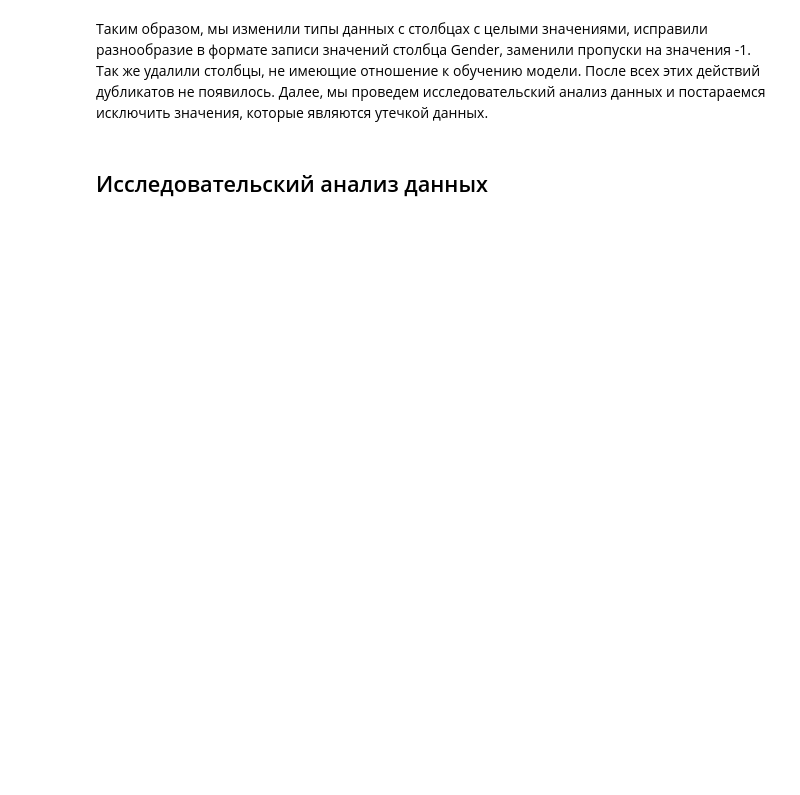
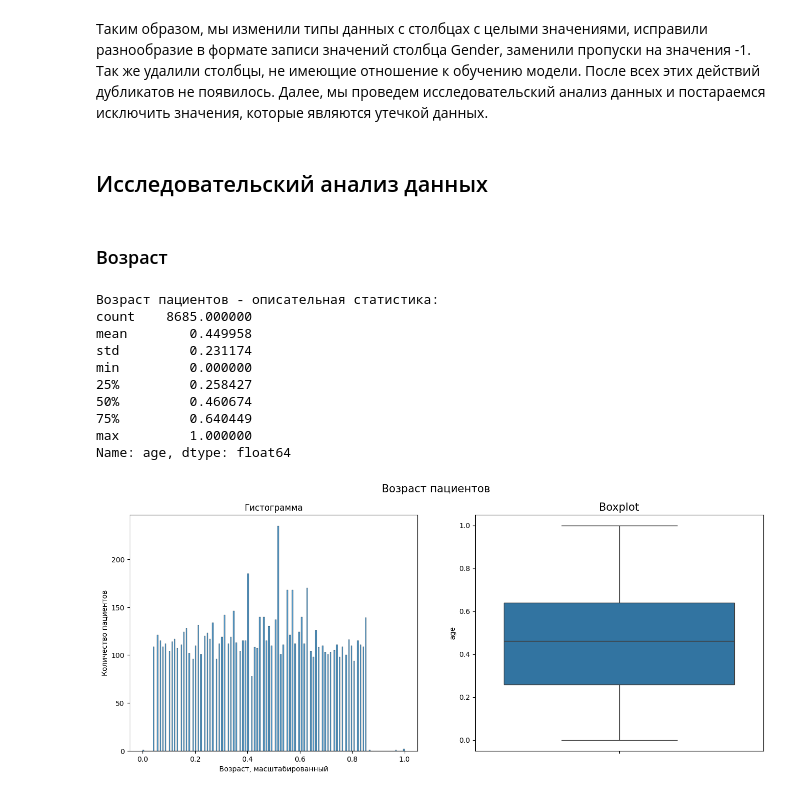
Before and after one commit to olga-tor/Heart_attack, a Jupyter notebook: Project_heart_atttack.ipynb, the cells around one changed output. Drawn from its saved outputs; the diff is of its cells as text; code cells hidden in the pictures; blank space fills up the shorter version.

```diff
--- a/Project_heart_atttack.ipynb
+++ b/Project_heart_atttack.ipynb
@@ -348,7 +377,8 @@ def categ_pieplot(df, col, title):
     plt.title(title);
 
 # Функция для количественных данных, гистограмма
-def col_hist(df, col, title, label, bins=100):
+def col_hist(df, col, title, label, bins=200):
+    print(f"\n{title} - описательная статистика:")
     print(df[col].describe());
 
     fig, ax = plt.subplots(nrows=1, ncols=2, figsize=(16,6))
@@ -356,7 +386,7 @@ def col_hist(df, col, title, label, bins=100):
     sns.histplot(df[col], bins = bins, ax=ax[0]);
     ax[0].set_title('Гистограмма');
     ax[0].set_xlabel(label);
-    ax[0].set_ylabel('Количество сотрудников');
+    ax[0].set_ylabel('Количество пациентов');
 
     sns.boxplot(df[col], ax=ax[1])
     ax[1].set_title('Boxplot', fontsize=15)
@@ -364,17 +394,45 @@ def col_hist(df, col, title, label, bins=100):
     plt.show()
 
 # Функция для количественных данных, дискретные
+
 def col_count(df, col, title, label):
-    print(df[col].describe());
+    print(f"\n{title} - описательная статистика:")
+    print(df[col].describe())
 
-    fig, ax = plt.subplots(nrows=1, ncols=2, figsize=(16,6))
-    fig.suptitle(f"{title}", fontsize=15)
-    sns.countplot(df[col], ax=ax[0]);
-    ax[0].set_title('Диаграмма');
-    ax[0].set_xlabel(label);
-    ax[0].set_ylabel('Количество сотрудников');
+    fig, (ax1, ax2) = plt.subplots(nrows=1, ncols=2, figsize=(16, 6))
+    fig.suptitle(title, fontsize=15, y=1.05)
 
-    sns.boxplot(df[col], ax=ax[1])
-    ax[1].set_title('Boxplot', fontsize=15)
-    ax[1].set_xlabel(None)
+    counts = df[col].value_counts().sort_index()
+    sns.barplot(x=counts.index, y=counts.values, ax=ax1,
+                hue=counts.index, palette='viridis', legend=False)
+
+    ax1.set_title('Распределение значений', fontsize=13)
+    ax1.set_xlabel(label)
+    ax1.set_ylabel('Количество пациентов')
+    ax1.tick_params(axis='x', rotation=45 if len(counts) > 5 else 0)
+
+    sns.boxplot(x=df[col], ax=ax2, color='skyblue', showfliers=True)
+    ax2.set_title('Boxplot', fontsize=13)
+    ax2.set_xlabel(label)
+
+    plt.tight_layout()
     plt.show()
+
+    print(f"\nУникальные значения ({len(df[col].unique())}):")
+    print(df[col].value_counts().sort_index())
+# %% [markdown]
+### Возраст
+# %%
+col_hist(train_X_y, 'age', 'Возраст пациентов', 'Возраст, масштабированный')
+# %% [output]
+Возраст пациентов - описательная статистика:
+count    8685.000000
+mean        0.449958
+std         0.231174
+min         0.000000
+25%         0.258427
+50%         0.460674
+75%         0.640449
+max         1.000000
+Name: age, dtype: float64
+[figure, added]
```
Also changed, not shown: parts of 109 cells of this notebook.
